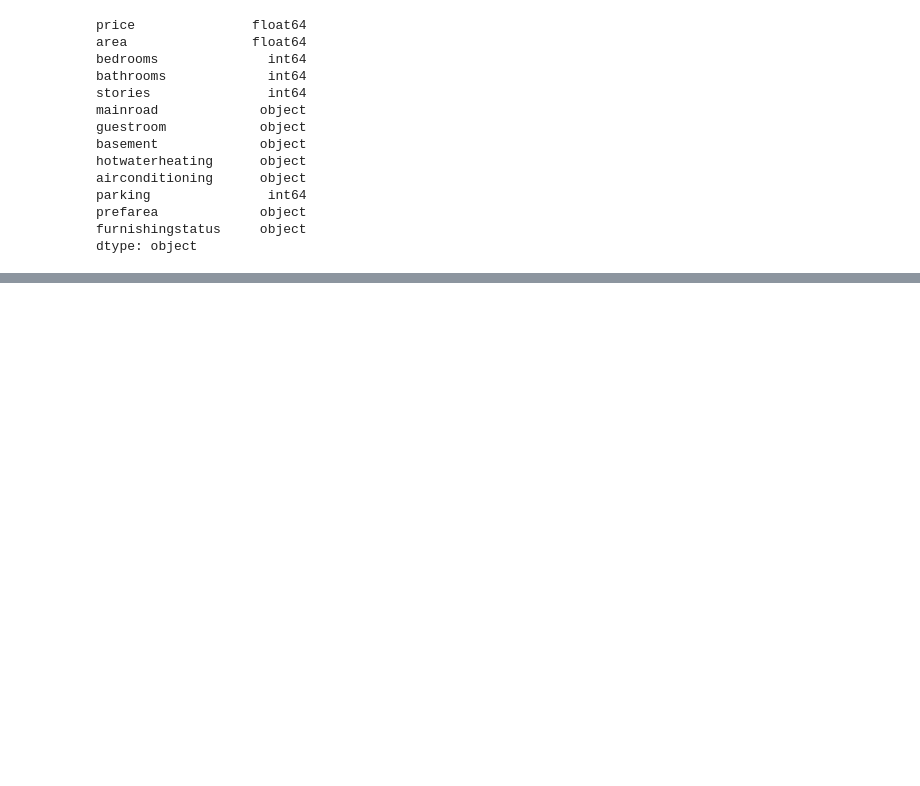
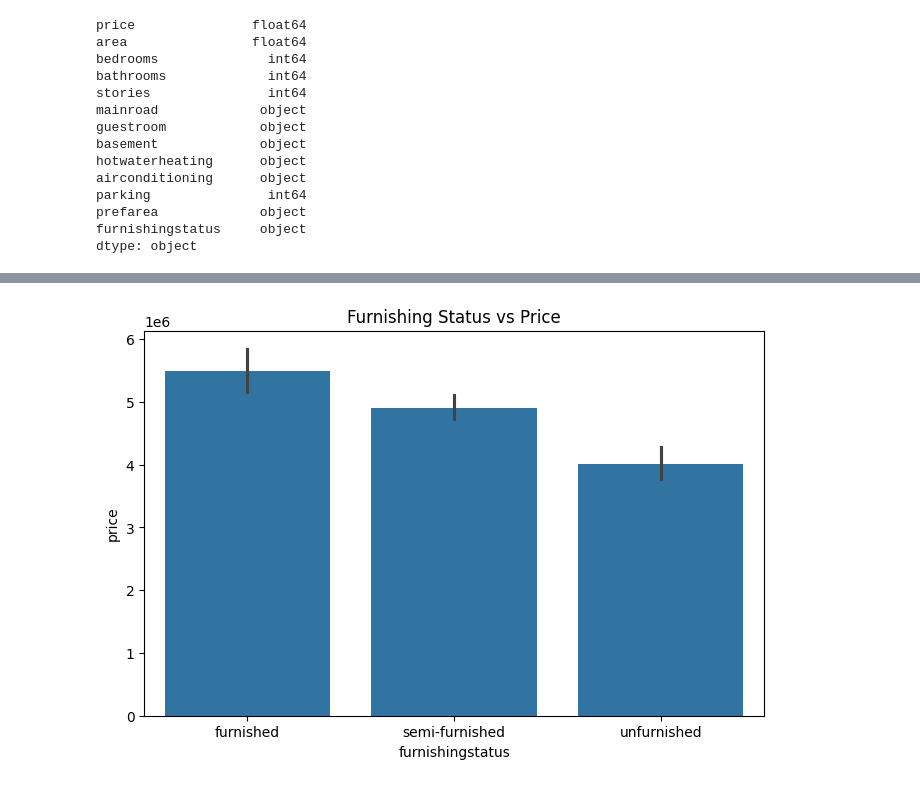
Before and after one commit to sumit447/House_Price_Predicition_System, a Jupyter notebook: House_Price_Predicition.ipynb, the cells around one changed output, grey strips where cells are left out. Saved outputs shown, nothing was run; the diff lists cells and outputs as text; code cells hidden in the pictures; blank space fills up the shorter version.

```diff
--- a/House_Price_Predicition.ipynb
+++ b/House_Price_Predicition.ipynb
@@ -121,0 +183,7 @@ dtype: object
+# %%
+plt.figure(figsize=(8,5))
+sns.barplot(x='furnishingstatus',y='price',data=df)
+plt.title('Furnishing Status vs Price')
+plt.show()
+# %% [output]
+[figure, added]
```
Also changed, not shown: parts of 20 cells of this notebook, 1 other file.
